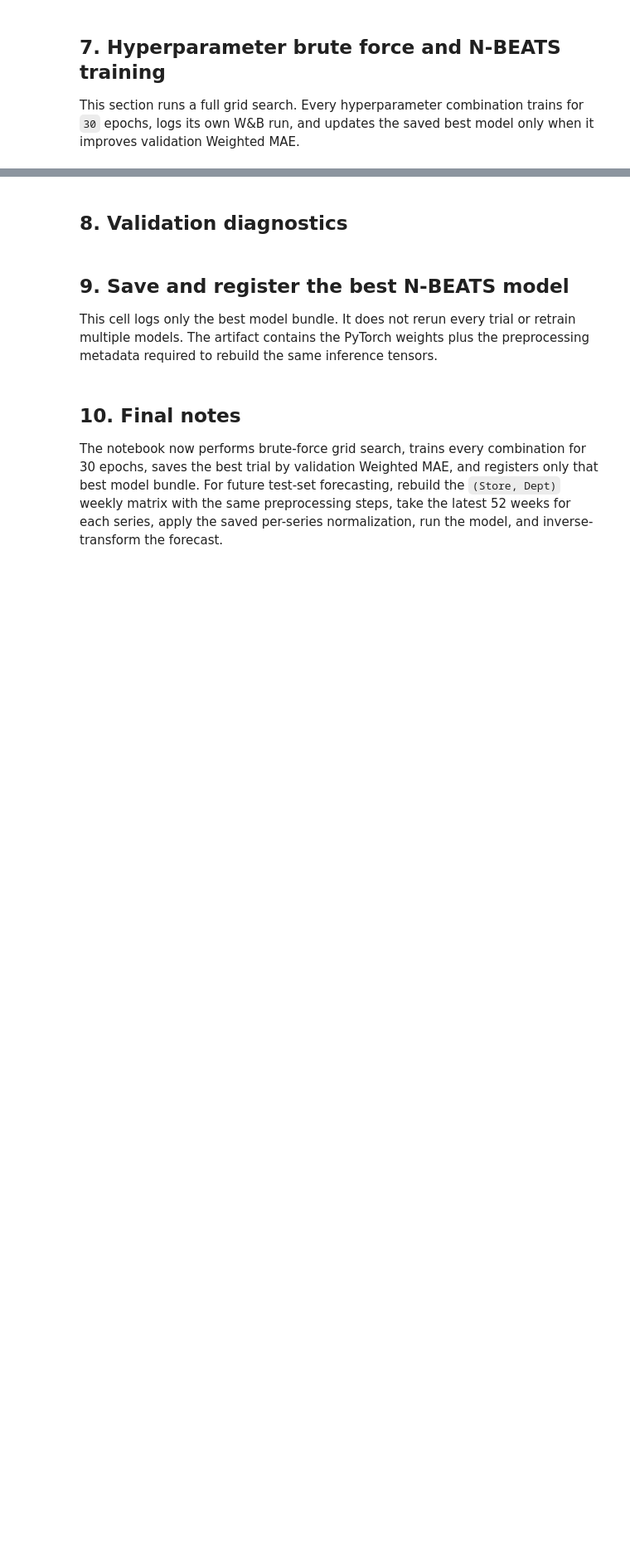
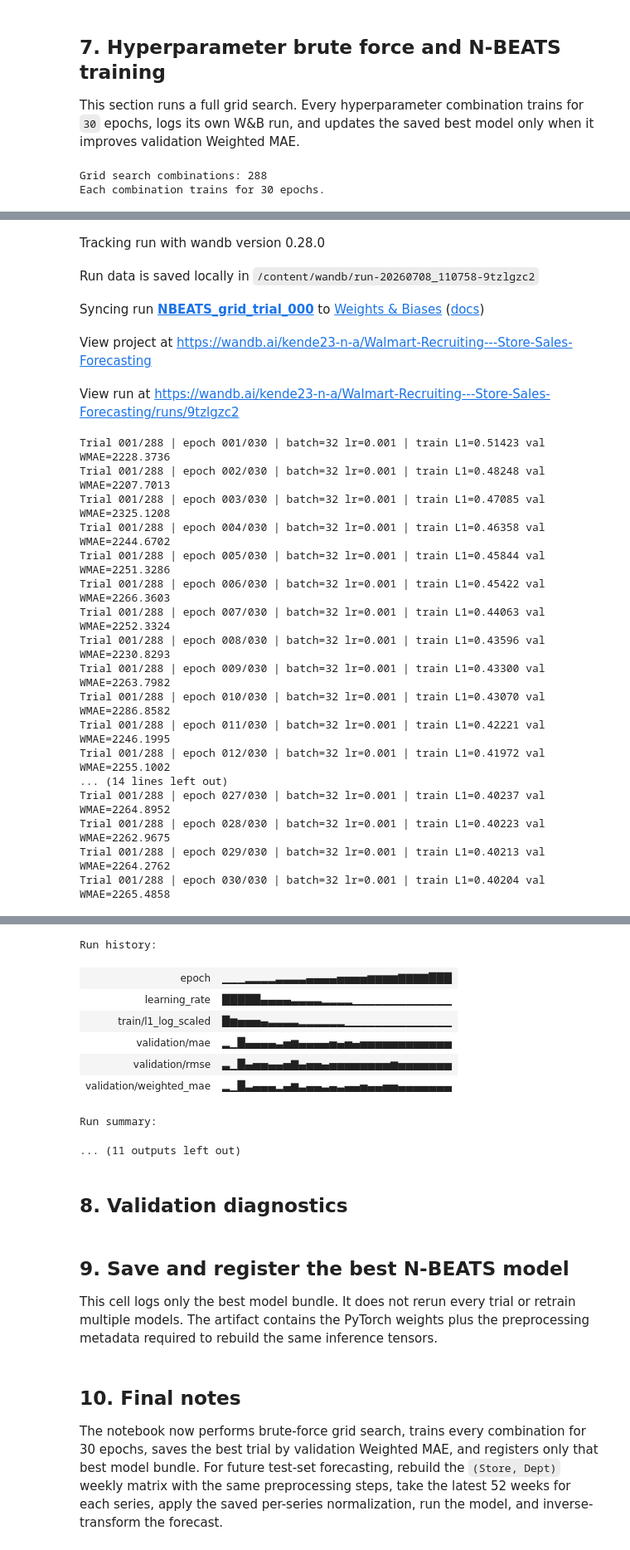
Before and after one commit to MLfinal/Walmart-Recruiting---Store-Sales-Forecasting, a Jupyter notebook: models/deep_learning/N-BEATS/model_experiment_N-BEATS.ipynb, the cells around one changed output, grey strips where cells are left out. Shown at 83% size. Cells and saved outputs as stored; diff of their text form; code cells hidden in the pictures; blank space fills up the shorter version.

```diff
--- a/models/deep_learning/N-BEATS/model_experiment_N-BEATS.ipynb
+++ b/models/deep_learning/N-BEATS/model_experiment_N-BEATS.ipynb
@@ -372,13 +404,13 @@ def evaluate_model(model: nn.Module, X: np.ndarray, batch_size: int = 512):
 
 
 HYPERPARAMETER_GRID = {
-    'batch_size': [32, 64, 128],
-    'learning_rate': [1e-3, 1e-2, 1e-1],
+    'batch_size': [32, 64],
+    'learning_rate': [1e-3, 1e-2],
     'hidden_units': [128, 256],
     'num_blocks': [3, 4],
     'num_layers': [3, 4],
     'dropout': [0.0, 0.10],
-    'weight_decay': [0.0, 1e-4],
+    'weight_decay': [0.0],
 }
 
 # Set this to a small integer while debugging if needed. Keep None for the full brute-force run.
@@ -595,3 +627,6 @@ print(f'Best epoch: {best_epoch}')
 print(f'Best validation weighted MAE: {best_validation_wmae:.4f}')
 print('Best hyperparameters:')
 print(best_trial_params)
+# %% [output]
+Grid search combinations: 288
+Each combination trains for 30 epochs.
@@ -597,0 +634,22 @@ print(best_trial_params)
+Tracking run with wandb version 0.28.0
+Run data is saved locally in /content/wandb/run-20260708_110758-9tzlgzc2
+Syncing run NBEATS_grid_trial_000 to Weights & Biases (docs)
+View project at https://wandb.ai/kende23-n-a/Walmart-Recruiting---Store-Sales-Forecasting
+View run at https://wandb.ai/kende23-n-a/Walmart-Recruiting---Store-Sales-Forecasting/runs/9tzlgzc2
+Trial 001/288 | epoch 001/030 | batch=32 lr=0.001 | train L1=0.51423 val WMAE=2228.3736
+Trial 001/288 | epoch 002/030 | batch=32 lr=0.001 | train L1=0.48248 val WMAE=2207.7013
+Trial 001/288 | epoch 003/030 | batch=32 lr=0.001 | train L1=0.47085 val WMAE=2325.1208
+Trial 001/288 | epoch 004/030 | batch=32 lr=0.001 | train L1=0.46358 val WMAE=2244.6702
+Trial 001/288 | epoch 005/030 | batch=32 lr=0.001 | train L1=0.45844 val WMAE=2251.3286
+Trial 001/288 | epoch 006/030 | batch=32 lr=0.001 | train L1=0.45422 val WMAE=2266.3603
+Trial 001/288 | epoch 007/030 | batch=32 lr=0.001 | train L1=0.44063 val WMAE=2252.3324
+Trial 001/288 | epoch 008/030 | batch=32 lr=0.001 | train L1=0.43596 val WMAE=2230.8293
+Trial 001/288 | epoch 009/030 | batch=32 lr=0.001 | train L1=0.43300 val WMAE=2263.7982
+Trial 001/288 | epoch 010/030 | batch=32 lr=0.001 | train L1=0.43070 val WMAE=2286.8582
+Trial 001/288 | epoch 011/030 | batch=32 lr=0.001 | train L1=0.42221 val WMAE=2246.1995
+Trial 001/288 | epoch 012/030 | batch=32 lr=0.001 | train L1=0.41972 val WMAE=2255.1002
+... (14 lines left out)
+Trial 001/288 | epoch 027/030 | batch=32 lr=0.001 | train L1=0.40237 val WMAE=2264.8952
+Trial 001/288 | epoch 028/030 | batch=32 lr=0.001 | train L1=0.40223 val WMAE=2262.9675
+Trial 001/288 | epoch 029/030 | batch=32 lr=0.001 | train L1=0.40213 val WMAE=2264.2762
+Trial 001/288 | epoch 030/030 | batch=32 lr=0.001 | train L1=0.40204 val WMAE=2265.4858
@@ -598,3 +657,12 @@ print(best_trial_params)
+Run history:
+| epoch | ▁▁▁▂▂▂▂▃▃▃▃▄▄▄▄▅▅▅▅▆▆▆▆▇▇▇▇███ |
+| learning_rate | █████▄▄▄▄▃▃▃▃▂▂▂▂▁▁▁▁▁▁▁▁▁▁▁▁▁ |
+| train/l1_log_scaled | █▆▅▅▅▄▃▃▃▃▂▂▂▂▂▂▁▁▁▁▁▁▁▁▁▁▁▁▁▁ |
+| validation/mae | ▂▁█▄▄▄▄▃▅▆▄▄▄▄▅▄▅▄▅▅▅▅▅▅▅▅▅▅▅▅ |
+| validation/rmse | ▃▁█▄▅▅▄▄▅▇▄▅▅▄▅▅▅▅▅▅▅▅▆▅▅▅▅▅▅▅ |
+| validation/weighted_mae | ▂▁█▃▄▄▄▂▄▆▃▄▄▃▄▃▄▄▅▄▄▅▅▄▄▄▄▄▄▄ |
+Run summary:
+... (11 outputs left out)
 # %% [markdown]
 ## 8. Validation diagnostics
 # %%
```
Also changed, not shown: parts of 11 cells of this notebook.
